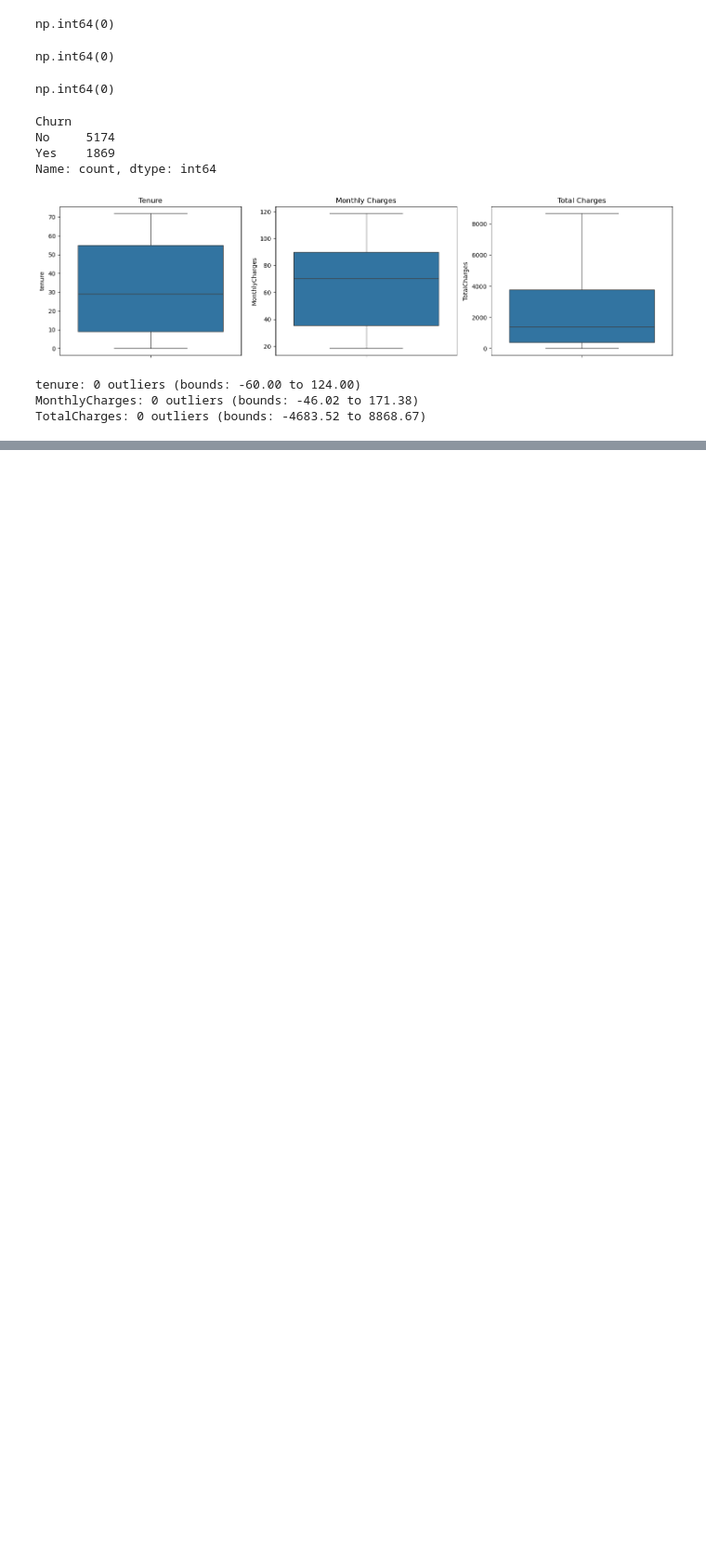
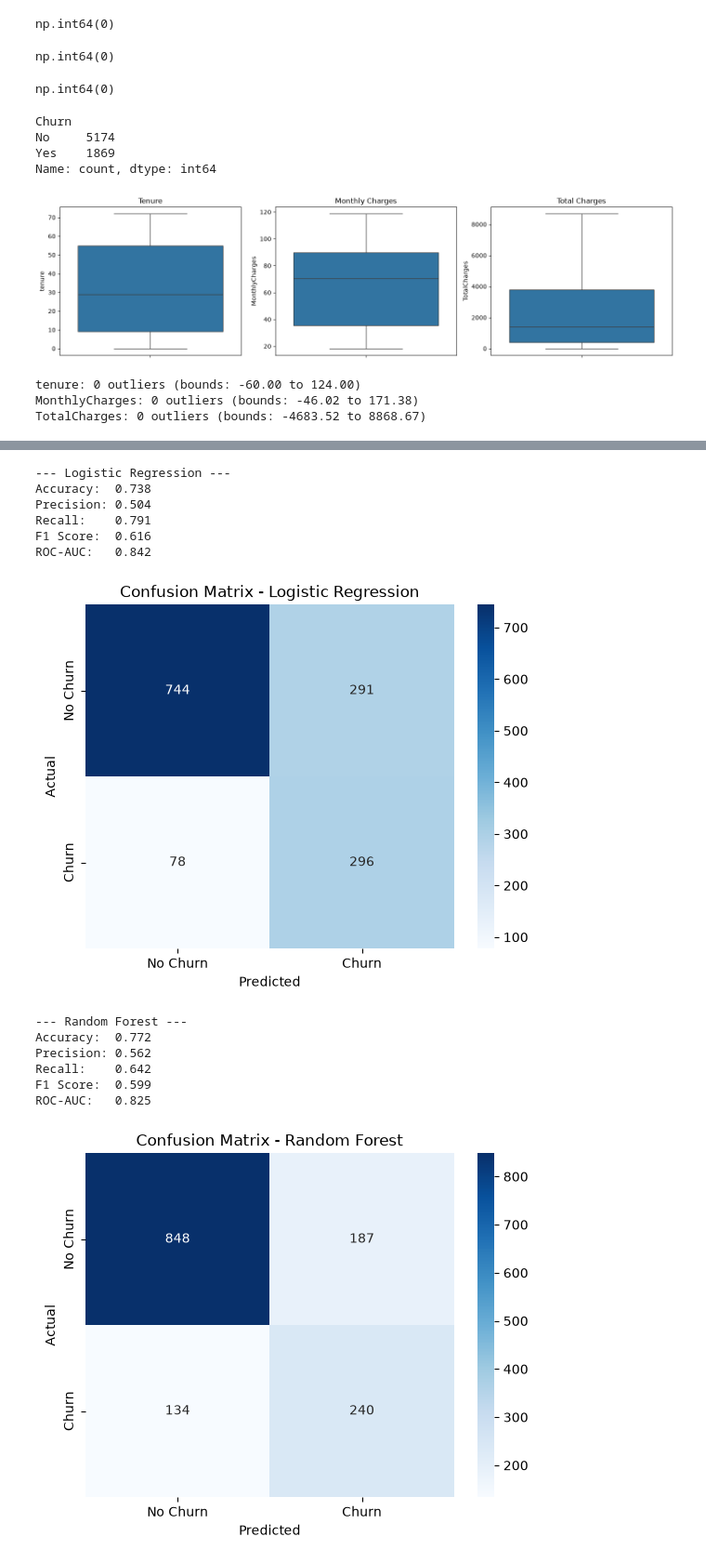
Before and after one commit to Tanmay083/customer-segmentation-churn-prediction, a Jupyter notebook: notebooks/01.ipynb, the cells around one changed output, grey strips where cells are left out. Shown at 93% size. Saved outputs shown, nothing was run; the diff lists cells and outputs as text; code cells hidden in the pictures; blank space fills up the shorter version.

```diff
--- a/notebooks/01.ipynb
+++ b/notebooks/01.ipynb
@@ -178,0 +313,18 @@ plt.show()
+# %%
+from sklearn.model_selection import train_test_split
+
+X = df_model.drop(columns=['Churn'])
+y = df_model['Churn']
+
+X_train, X_test, y_train, y_test = train_test_split(
+    X, y, test_size=0.2, random_state=42, stratify=y
+)
+# %%
+from sklearn.linear_model import LogisticRegression
+from sklearn.ensemble import RandomForestClassifier
+
+log_reg = LogisticRegression(max_iter=1000, class_weight='balanced', random_state=42)
+rf = RandomForestClassifier(n_estimators=200, class_weight='balanced', random_state=42)
+
+log_reg.fit(X_train, y_train)
+rf.fit(X_train, y_train)
@@ -178,0 +342,41 @@ plt.show()
+# %%
+from sklearn.metrics import (accuracy_score, precision_score, recall_score,
+                               f1_score, confusion_matrix, roc_auc_score, classification_report)
+
+def evaluate_model(model, X_test, y_test, name):
+    y_pred = model.predict(X_test)
+    y_proba = model.predict_proba(X_test)[:, 1]
+
+    print(f"--- {name} ---")
+    print(f"Accuracy:  {accuracy_score(y_test, y_pred):.3f}")
+    print(f"Precision: {precision_score(y_test, y_pred):.3f}")
+    print(f"Recall:    {recall_score(y_test, y_pred):.3f}")
+    print(f"F1 Score:  {f1_score(y_test, y_pred):.3f}")
+    print(f"ROC-AUC:   {roc_auc_score(y_test, y_proba):.3f}")
+    print()
+
+    cm = confusion_matrix(y_test, y_pred)
+    sns.heatmap(cm, annot=True, fmt='d', cmap='Blues',
+                xticklabels=['No Churn', 'Churn'], yticklabels=['No Churn', 'Churn'])
+    plt.title(f'Confusion Matrix - {name}')
+    plt.ylabel('Actual')
+    plt.xlabel('Predicted')
+    plt.show()
+
+evaluate_model(log_reg, X_test, y_test, "Logistic Regression")
+evaluate_model(rf, X_test, y_test, "Random Forest")
+# %% [output]
+--- Logistic Regression ---
+Accuracy:  0.738
+Precision: 0.504
+Recall:    0.791
+F1 Score:  0.616
+ROC-AUC:   0.842
+[figure, added]
+--- Random Forest ---
+Accuracy:  0.772
+Precision: 0.562
+Recall:    0.642
+F1 Score:  0.599
+ROC-AUC:   0.825
+[figure, added]
```
Also changed, not shown: parts of 23 cells of this notebook.
